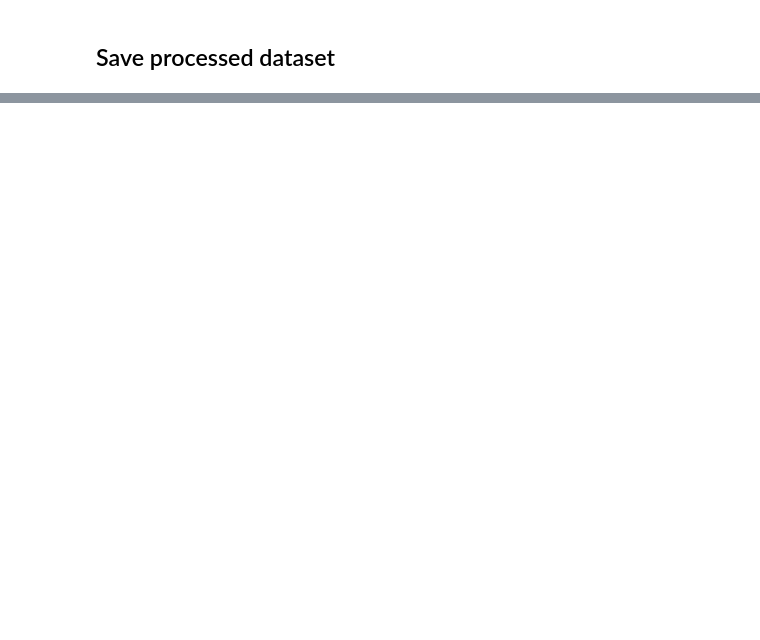
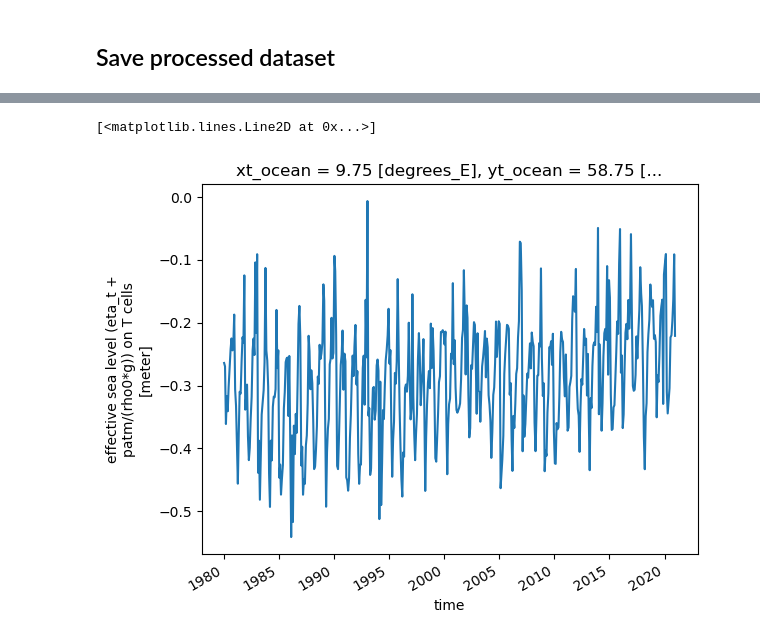
Before and after one commit to iris-keizer/ROMS-project, a Jupyter notebook: ROMS-project/Data preparation/SODA.ipynb, the cells around one changed output, grey strips where cells are left out. Saved outputs shown, nothing was run; the diff lists cells and outputs as text; code cells hidden in the pictures; blank space fills up the shorter version.

```diff
--- a/ROMS-project/Data preparation/SODA.ipynb
+++ b/ROMS-project/Data preparation/SODA.ipynb
@@ -214,0 +191,7 @@ soda
+# %%
+soda_in = xr.open_mfdataset('/Users/iriskeizer/Documents/ROMS/data/SODA/raw/*.nc')
+# %%
+soda_in.sel(xt_ocean = 9.75, yt_ocean = 58.75).ssh.plot()
+# %% [output]
+[<matplotlib.lines.Line2D at 0x...>]
+[figure, added]
```
Also changed, not shown: parts of 26 cells of this notebook, 26 other files.
